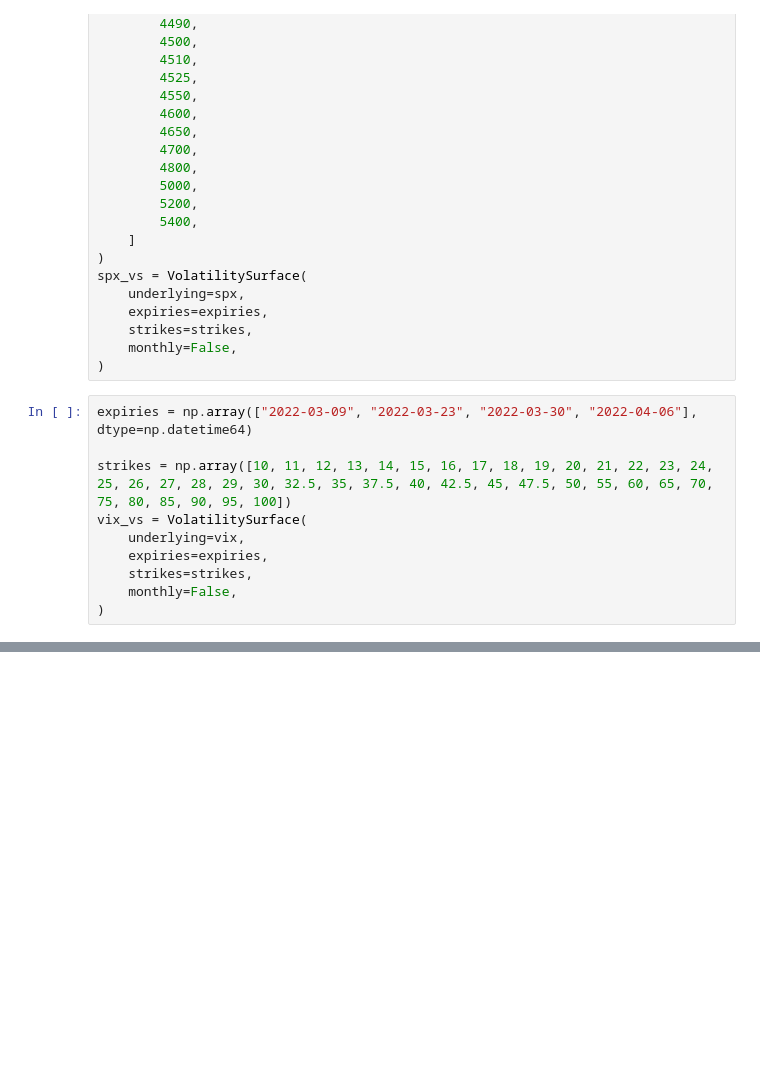
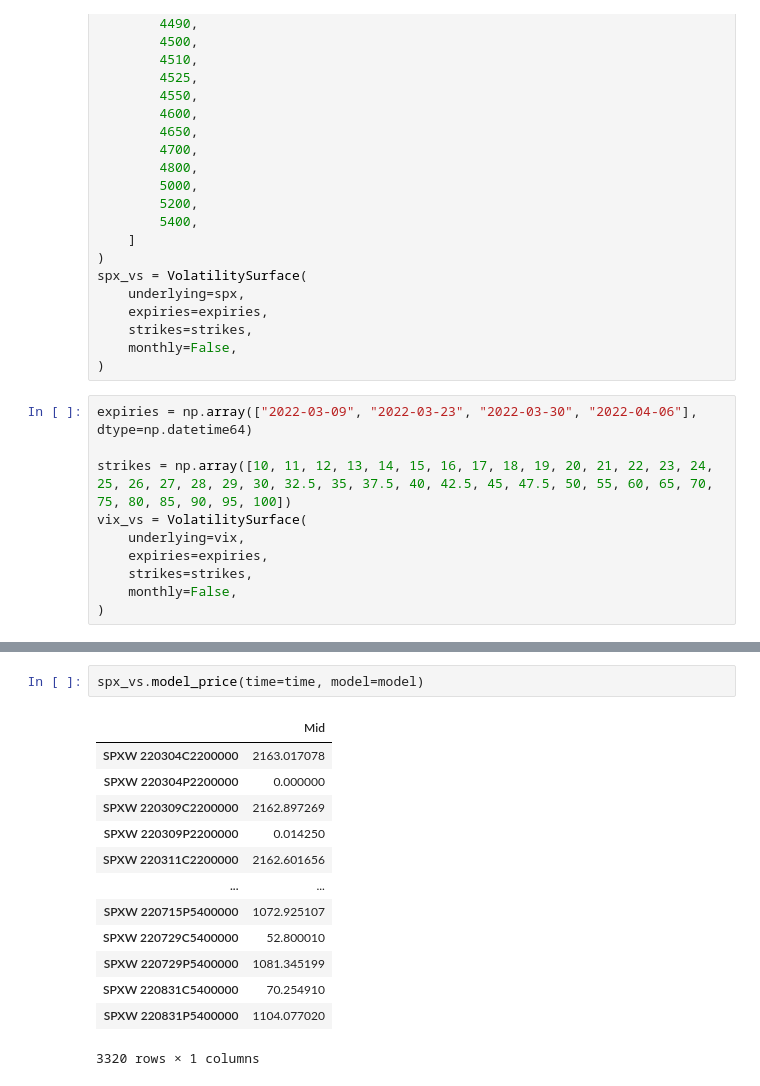
Before and after one commit to mayurankv/msc-statistics-dissertation, a Jupyter notebook: Project/notebooks/rbergomi_test.ipynb, the cells around one changed output, grey strips where cells are left out. Drawn from its saved outputs; the diff is of its cells as text; blank space fills up the shorter version.

```diff
--- a/Project/notebooks/rbergomi_test.ipynb
+++ b/Project/notebooks/rbergomi_test.ipynb
@@ -122,0 +141,16 @@ vix_vs = VolatilitySurface(
+# %%
+spx_vs.model_price(time=time, model=model)
+# %% [output]
+|  | Mid |
+| SPXW 220304C2200000 | 2163.017078 |
+| SPXW 220304P2200000 | 0.000000 |
+| SPXW 220309C2200000 | 2162.897269 |
+| SPXW 220309P2200000 | 0.014250 |
+| SPXW 220311C2200000 | 2162.601656 |
+| ... | ... |
+| SPXW 220715P5400000 | 1072.925107 |
+| SPXW 220729C5400000 | 52.800010 |
+| SPXW 220729P5400000 | 1081.345199 |
+| SPXW 220831C5400000 | 70.254910 |
+| SPXW 220831P5400000 | 1104.077020 |
+3320 rows × 1 columns
```
Also changed, not shown: parts of 10 cells of this notebook, 8 other files.
